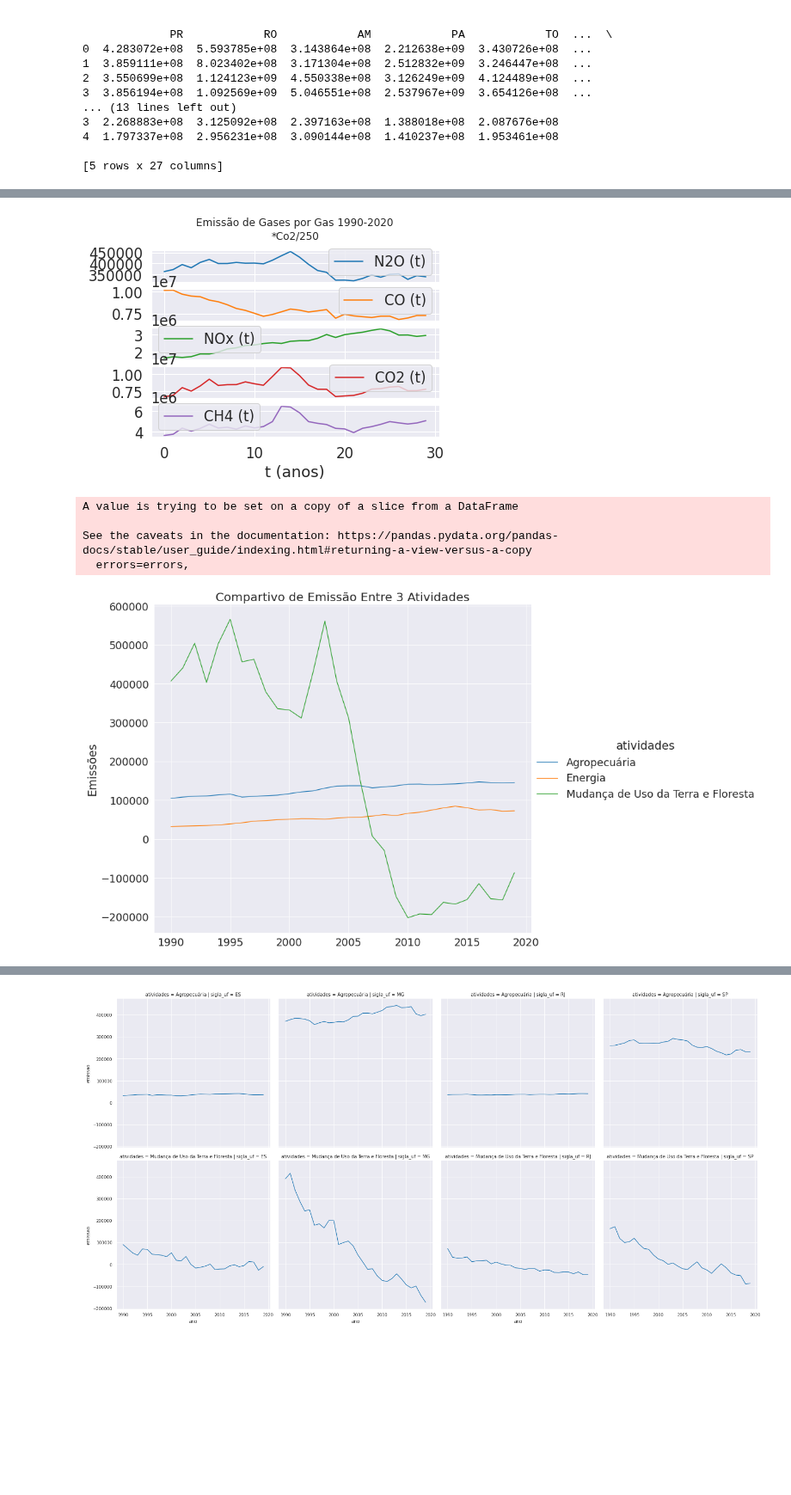
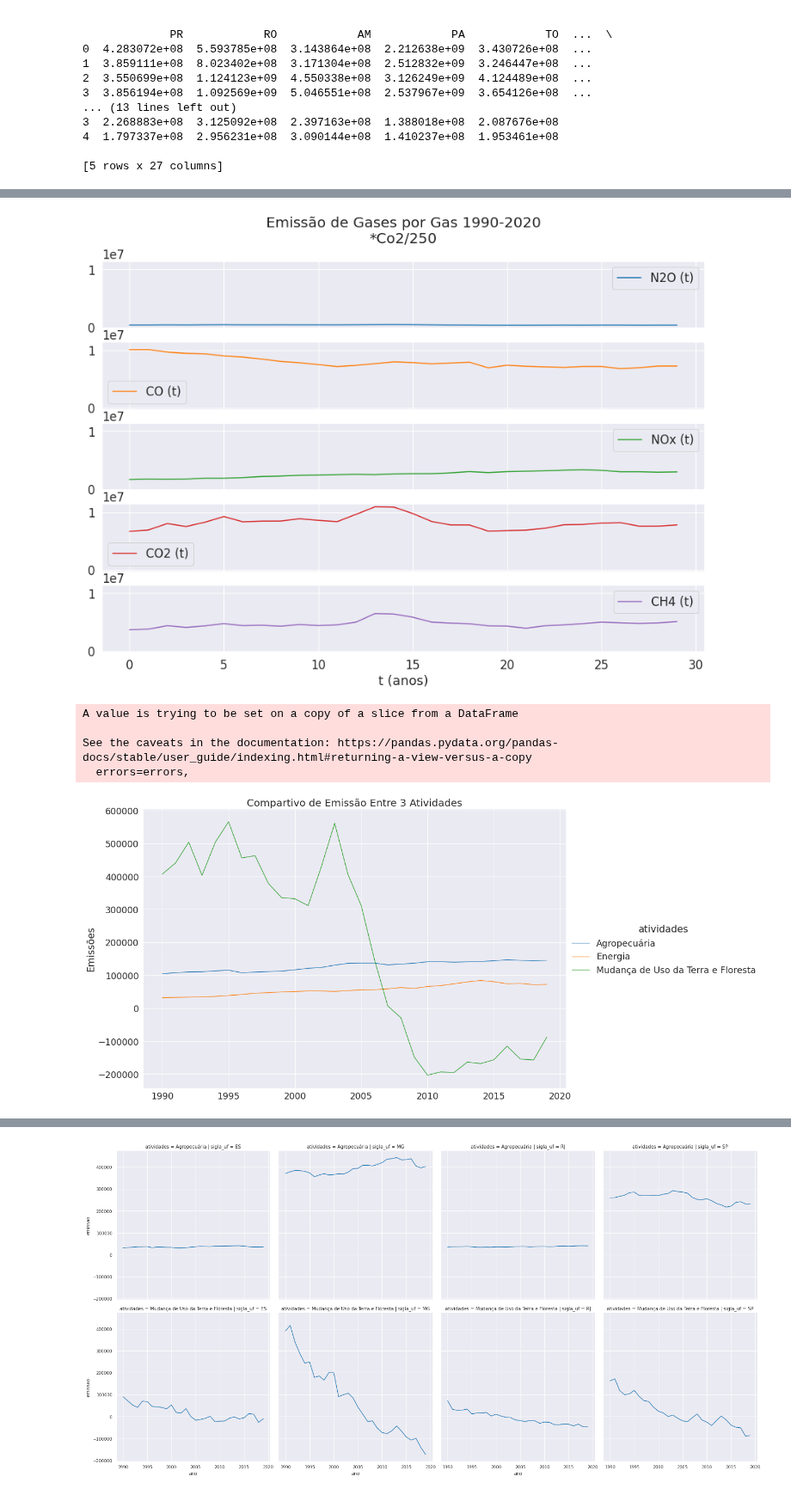
Before and after one commit to Rafaeco/Rafaeco, a Jupyter notebook: Projeto_Final_Dev.ipynb, the cells around one changed output, grey strips where cells are left out. Shown at 86% size. Cells and saved outputs as stored; diff of their text form; code cells hidden in the pictures; blank space fills up the shorter version.

```diff
--- a/Projeto_Final_Dev.ipynb
+++ b/Projeto_Final_Dev.ipynb
@@ -685,30 +623,30 @@ for gas in gases_list:
 totais_gases = pd.DataFrame(totais_gases)
 
 # Projete os gráficos de cada gás paralelamente, de modo a comparar as variações anuais.
-totais_gases.plot(subplots=True)
-plt.title('Emissão de Gases por Gas 1990-2020\n*Co2/250', y=6, fontsize = 12)
+totais_gases.plot(subplots=True, figsize=(15, 10), sharey=True)
+plt.title('Emissão de Gases por Gas 1990-2020\n*Co2/250', y=6, fontsize = 20)
 plt.xlabel('t (anos)')
 plt.show()
 # %% [output]
-[figure, old version]
+[figure, new version]
 # %%
 ativi_emissoes = gases_est
 ativi_emissoes= ativi_emissoes[ativi_emissoes['nivel_1'].isin(['Agropecuária', 'Mudança de Uso da Terra e Floresta', 'Energia'])]
 ativi_emissoes.rename(columns={'nivel_1': 'atividades'}, inplace = True)
 ativi_emissoes = ativi_emissoes.loc[(ativi_emissoes['ano'] > 1989) & (ativi_emissoes['ano'] < 2020)]
 sns.set_style("darkgrid")
 sns.set_context('paper', font_scale=2)
-sns.relplot(x="ano", y="emissao", data=ativi_emissoes, ci=None, kind="line", hue='atividades', height = 9, aspect = 1.3)
+sns.relplot(x="ano", y="emissao", data=ativi_emissoes, ci=None, kind="line", hue='atividades', height = 9, aspect = 1.6)
 plt.title('Compartivo de Emissão Entre 3 Atividades', fontsize = 20)
 plt.xlabel('')
 plt.ylabel('Emissões')
 plt.show()
 # %% [output]
 A value is trying to be set on a copy of a slice from a DataFrame
 
 See the caveats in the documentation: https://pandas.pydata.org/pandas-docs/stable/user_guide/indexing.html#returning-a-view-versus-a-copy
   errors=errors,
-[figure, old version]
+[figure, new version]
 # %%
 taxas_emissoes = gases_est
 taxas_emissoes.rename(columns={'nivel_1': 'atividades'}, inplace = True)
```
Also changed, not shown: parts of 23 cells of this notebook.
